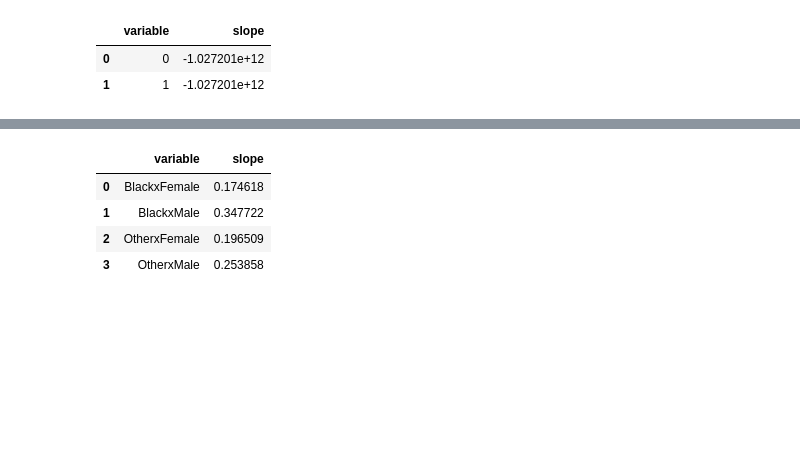
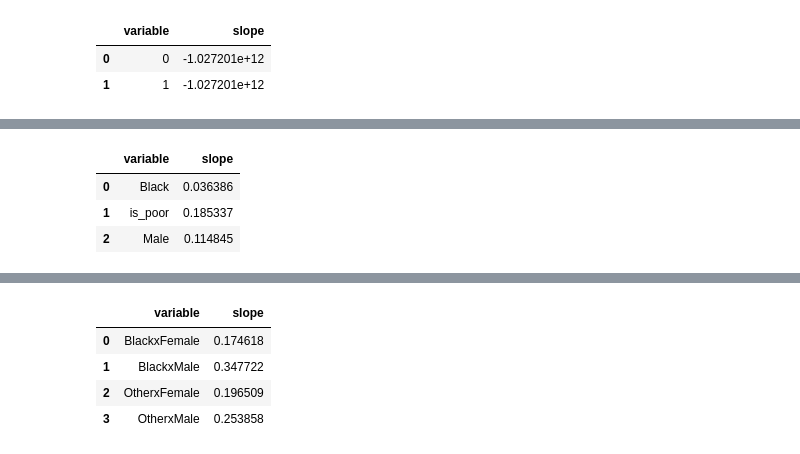
Before and after one commit to annikarichardson2024/LinearRegression, a Jupyter notebook: assignment-4.ipynb, the cells around one changed output, grey strips where cells are left out. Saved outputs shown, nothing was run; the diff lists cells and outputs as text; code cells hidden in the pictures; blank space fills up the shorter version.

```diff
--- a/assignment-4.ipynb
+++ b/assignment-4.ipynb
@@ -294,0 +269,13 @@ sdf
+# %%
+## Black, Sex, is_poor
+y = data['held']
+X = pd.concat([data.loc[:,['Black','is_poor']],sexdummy],axis=1)
+
+reg = LinearRegression().fit(X,y)
+output = pd.DataFrame({'variable': X.columns, 'slope':reg.coef_})
+output
+# %% [output]
+|  | variable | slope |
+| 0 | Black | 0.036386 |
+| 1 | is_poor | 0.185337 |
+| 2 | Male | 0.114845 |
```
Also changed, not shown: parts of 8 cells of this notebook.
